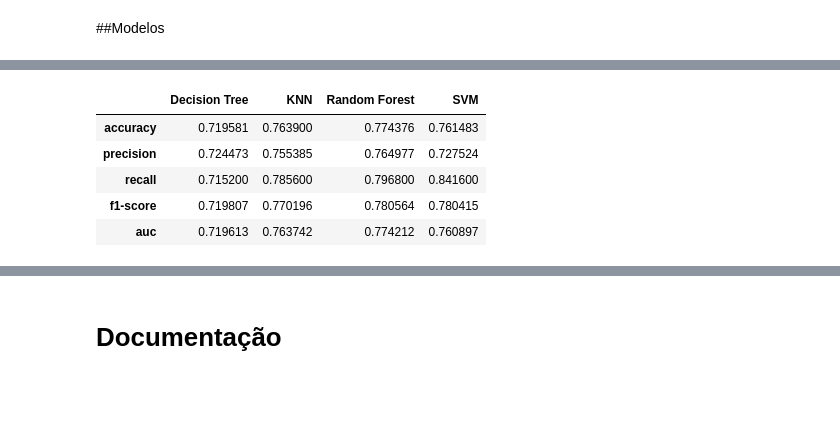
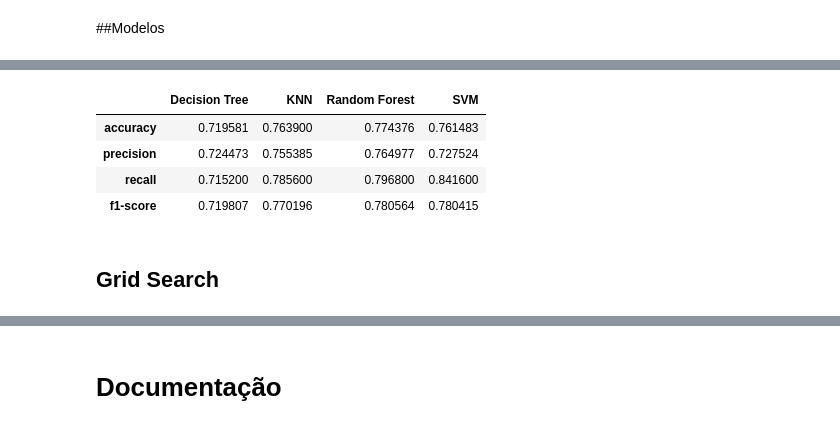
Before and after one commit to 2022M3T4-Inteli/Medicinia, a Jupyter notebook: notebooks/modelos.ipynb, the cells around one changed output, grey strips where cells are left out. Drawn from its saved outputs; the diff is of its cells as text; code cells hidden in the pictures; blank space fills up the shorter version.

```diff
--- a/notebooks/modelos.ipynb
+++ b/notebooks/modelos.ipynb
@@ -38,7 +40,7 @@ from sklearn.tree import DecisionTreeClassifier
 ##Importando DataFrame
 # %%
 #importação dos dados
-df = pd.read_csv('./dataset3 (2).csv')
+df = pd.read_csv('./DataSet1.csv')
 display(df)
 # %% [output]
 |  | Unnamed: 0 | dados_antropometricos | dados_histopatologicos_mama | registro_de_tumores | ki67_perc_mean | ... |
@@ -64,6 +66,10 @@ df
 # %%
 #preenchimento dos nulo com um número para treino do modelo
 df = df.fillna(-1)
+
+df = df.replace("baixa", 0)
+df = df.replace("média", 1)
+df = df.replace("alta", 2)
 # %% [markdown]
 ##Separando os dados
 # %%
@@ -87,7 +93,7 @@ x_test.shape, y_test.shape
 models = {}
 
 #dicionário em que as métricas de cada modelo serão armazenadas
-metrics = {}
+metricas = {}
 
 #instanciando os modelos que serão utilizados para treino
 training = {'Decision Tree': DecisionTreeClassifier(random_state=3), 'KNN': KNeighborsClassifier(), 'Random Forest': RandomForestClassifier(random_state=3), 'SVM': SVC(random_state=3)}
@@ -98,13 +104,5 @@ for name, modelo in training.items():
   modelo.fit(x_train, y_train)
 
   #fazendo predições com o modelo treinado
-  y_pred = modelo.predict(x_test)
-
-  #armazenando nos dicionários os modelos e as métricas
-  models[name] = modelo
-  metrics[name] = {'accuracy':accuracy_score(y_test, y_pred), 'precision':precision_score(y_test, y_pred), 'recall':recall_score(y_test, y_pred), 'f1-score': f1_score(y_test, y_pred),'auc':roc_auc_score(y_test, y_pred)}
-
-  #exibindo a matriz de confusão de cada modelo
-  print(name)
-  plot_confusion_matrix(modelo, x_test, y_test)
-  plt.show()
+  predicao = modelo.predict(x_test)
+  metricas[name] = {'accuracy': accuracy_score(y_test,predicao), 'precision': precision_score(y_test, predicao), 'recall': recall_score(y_test, predicao), 'f1-score': f1_score(y_test, predicao)}
@@ -120,11 +109,12 @@ SVM
 # %%
 #criando um dataframe a partir do dicionários das métricas
-metrics_df = pd.DataFrame(metrics)
+metrics_df = pd.DataFrame(metricas)
 metrics_df
 # %% [output]
 |  | Decision Tree | KNN | Random Forest | SVM |
 | accuracy | 0.719581 | 0.763900 | 0.774376 | 0.761483 |
 | precision | 0.724473 | 0.755385 | 0.764977 | 0.727524 |
 | recall | 0.715200 | 0.785600 | 0.796800 | 0.841600 |
 | f1-score | 0.719807 | 0.770196 | 0.780564 | 0.780415 |
-| auc | 0.719613 | 0.763742 | 0.774212 | 0.760897 |
+# %% [markdown]
+## Grid Search
```
Also changed, not shown: parts of 11 cells of this notebook.
